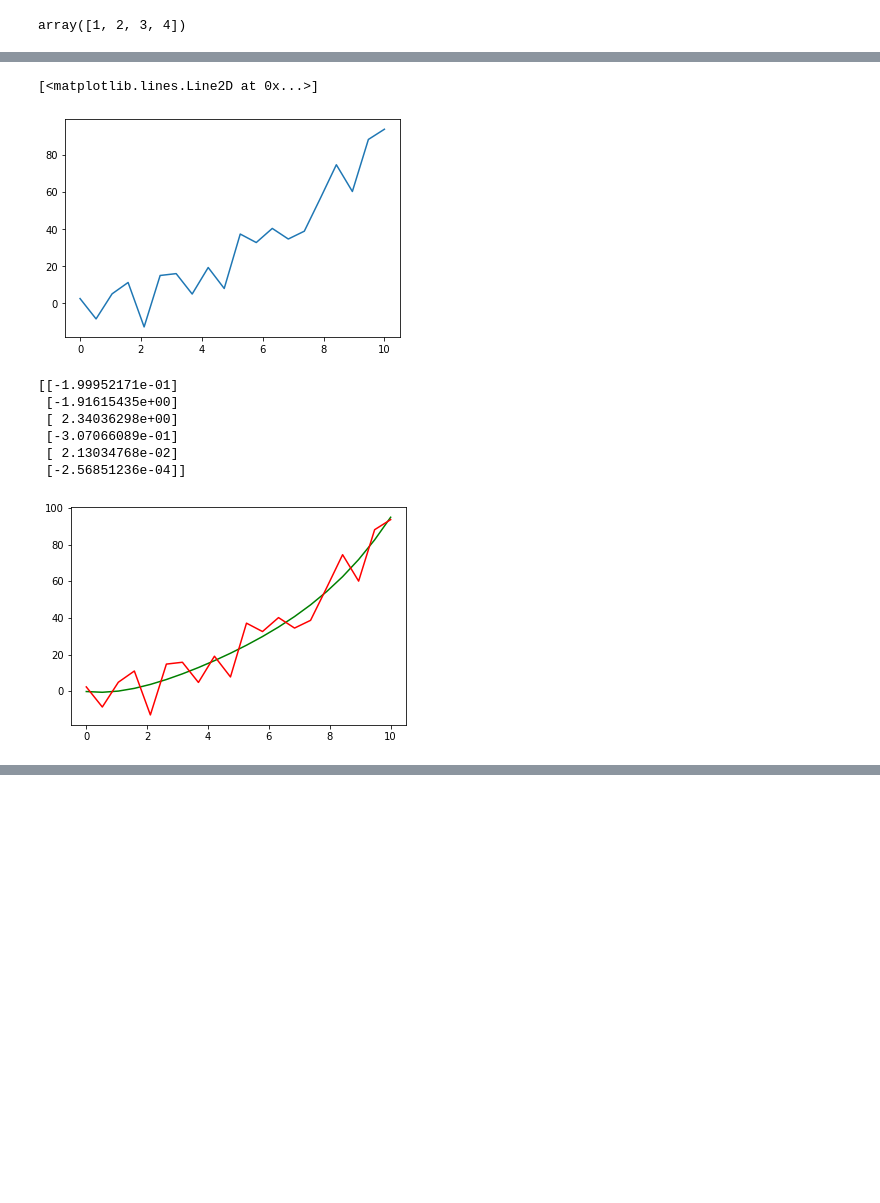
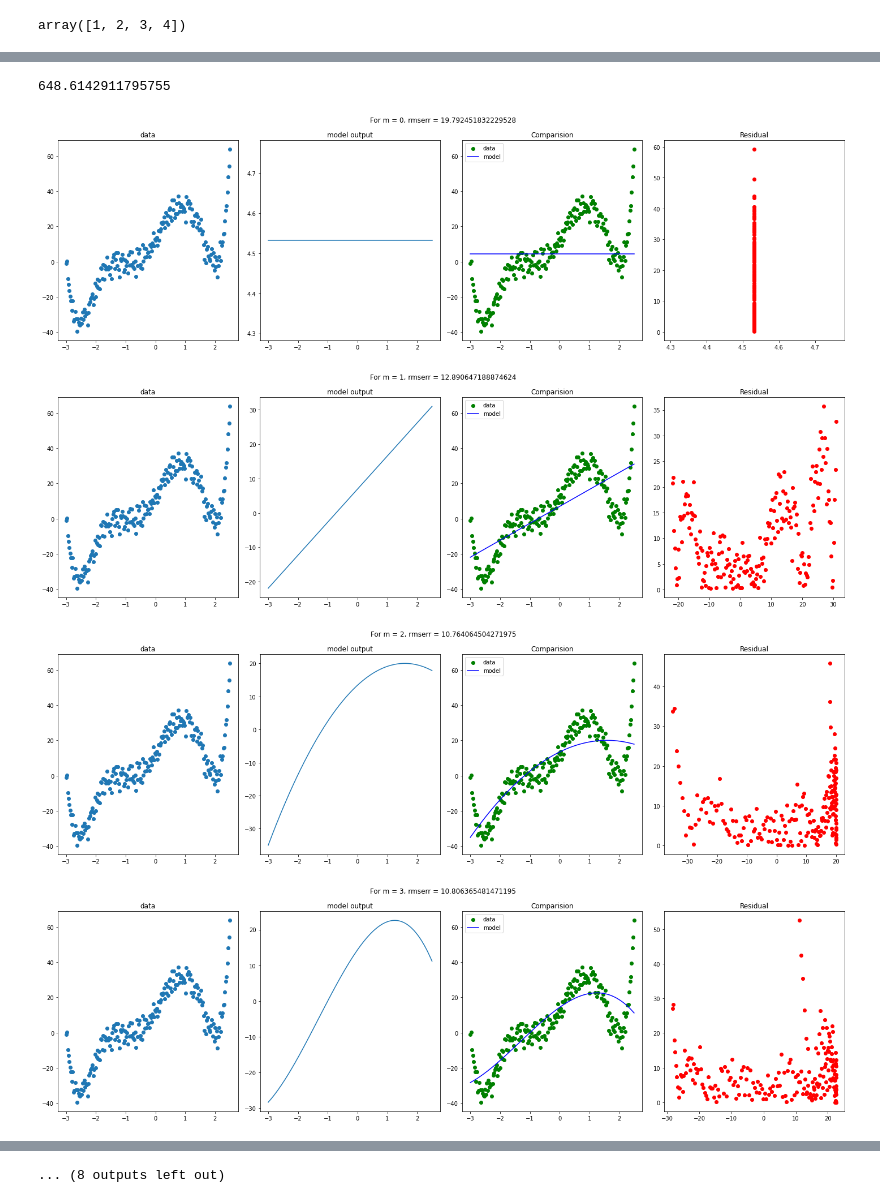
Before and after one commit to sidhant-tomar-003/polynomial-regression, a Jupyter notebook: Poly_fit_playground.ipynb, the cells around one changed output, grey strips where cells are left out. Cells and saved outputs as stored; diff of their text form; code cells hidden in the pictures; blank space fills up the shorter version.

Commit message:
Made an optimal model selector, refactored the repo

```diff
--- a/Poly_fit_playground.ipynb
+++ b/Poly_fit_playground.ipynb
@@ -174,15 +193,46 @@ for i in coeffs:
+# %%
+rmse(coeffs, X, Y, st=10)
+# %% [output]
+648.6142911795755
 # %%
-plt.plot(X, Y)
+def fit_model(X, Y, limit=15, print_graphs=False):
+    mn = None
+    model = None
+    for m in range(0, limit):
+        coeffs = solve_polyfit(making_A(m,X),making_B(m,Y,X),m)
+    #     coeffs = np.flip(coeffs)
+        model_out = check(coeffs, X, Y)
+        rmserr = rmse(coeffs, X, Y, st=10)
+
+        if (mn == None):
+            mn = rmserr
+            model = coeffs
+
+        if (rmserr < mn):
+            mn = rmserr
+            model = coeffs
+
+        if (not print_graphs):
+            continue
+
+        fig, axes = plt.subplots(nrows=1, ncols=4, figsize=(20,6))
+        axes[0].scatter(X, Y)
+        axes[0].set_title("data")
+
+        axes[1].plot(X, model_out)
+        axes[1].set_title("model output")
+
+        axes[2].scatter(X, Y, color = 'green', label='data')
+        axes[2].plot(X, model_out, color = 'blue', label='model')
+        axes[2].set_title("Comparision")
+        axes[2].legend()
+
+        axes[3].scatter(model_out, abs(Y - model_out), color="red")
+        axes[3].set_title("Residual")
+
+        fig.suptitle(f'For m = {m}, rmserr = {rmserr}')
+
+        plt.tight_layout()
+        plt.show()
+
+    return [mn, model, len(model)]
-# %% [output]
-[<matplotlib.lines.Line2D at 0x...>]
-[figure, removed]
-# %%
-check(coeffs, X, Y)
-# %% [output]
-[[-1.99952171e-01]
- [-1.91615435e+00]
- [ 2.34036298e+00]
- [-3.07066089e-01]
- [ 2.13034768e-02]
- [-2.56851236e-04]]
-[figure, removed]
@@ -219,0 +239,7 @@ def rmse(coeffs, X, Y, st):
+# %%
+model = fit_model(X, Y, 20, True)[1]
+# %% [output]
+[figure, added]
+[figure, added]
+[figure, added]
+[figure, added]
@@ -219,0 +254 @@ def rmse(coeffs, X, Y, st):
+... (8 outputs left out)
```
Also changed, not shown: parts of 14 cells of this notebook, 3 other files.
